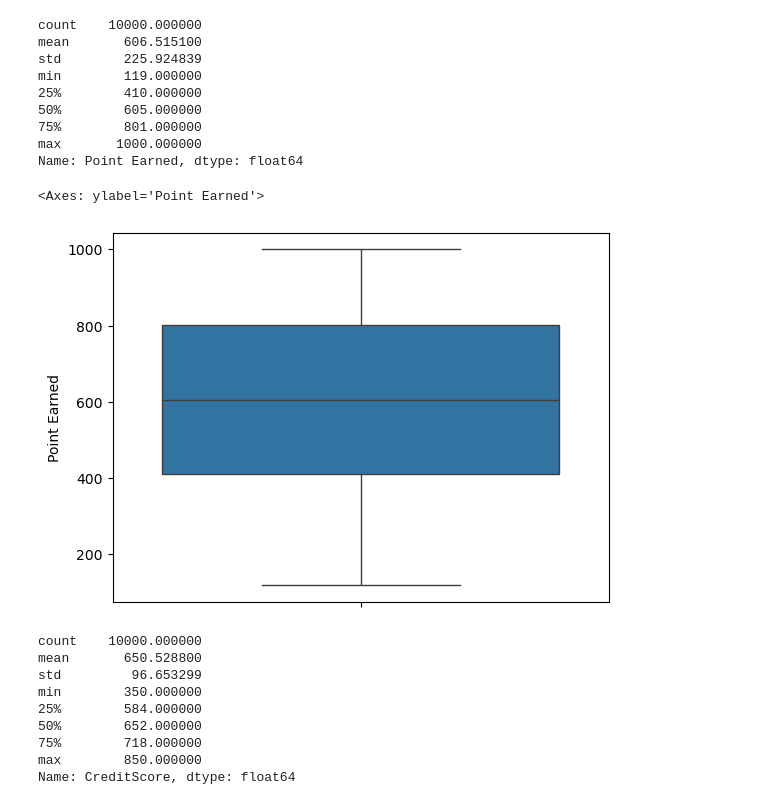
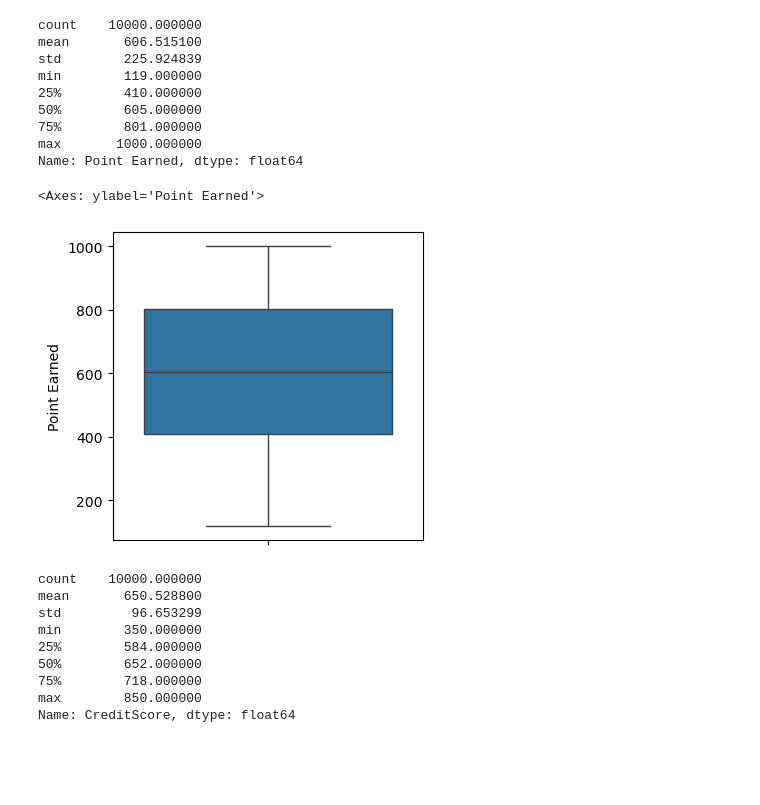
Before and after one commit to Ittiphon17/Bank-Customer-Churn-Analytics, a Jupyter notebook: Original_Visualization.ipynb, the cells around one changed output. Drawn from its saved outputs; the diff is of its cells as text; code cells hidden in the pictures; blank space fills up the shorter version.

```diff
--- a/Original_Visualization.ipynb
+++ b/Original_Visualization.ipynb
@@ -5,3 +5,9 @@ import pandas as pd
 import numpy as np
 import matplotlib.pyplot as plt
 import seaborn as sns
+import warnings
+warnings.filterwarnings('ignore')
+
+raw_data = pd.read_csv('./Datset/Customer-Churn-Records.csv')
+df = raw_data.copy()
+df.head()
@@ -13,2 +20,0 @@ churn_data = pd.read_csv('Customer-Churn-Records.csv')
-# %%
-df = churn_data.copy()
@@ -62,10 +80,11 @@ min        119.000000
 max       1000.000000
 Name: Point Earned, dtype: float64
 # %%
+plt.figure(figsize=(4,4))
 sns.boxplot(df['Point Earned'])
 # %% [output]
 <Axes: ylabel='Point Earned'>
-[figure, old version]
+[figure, new version]
 # %%
 df['CreditScore'].describe()
 # %% [output]
```
Also changed, not shown: parts of 54 cells of this notebook.
